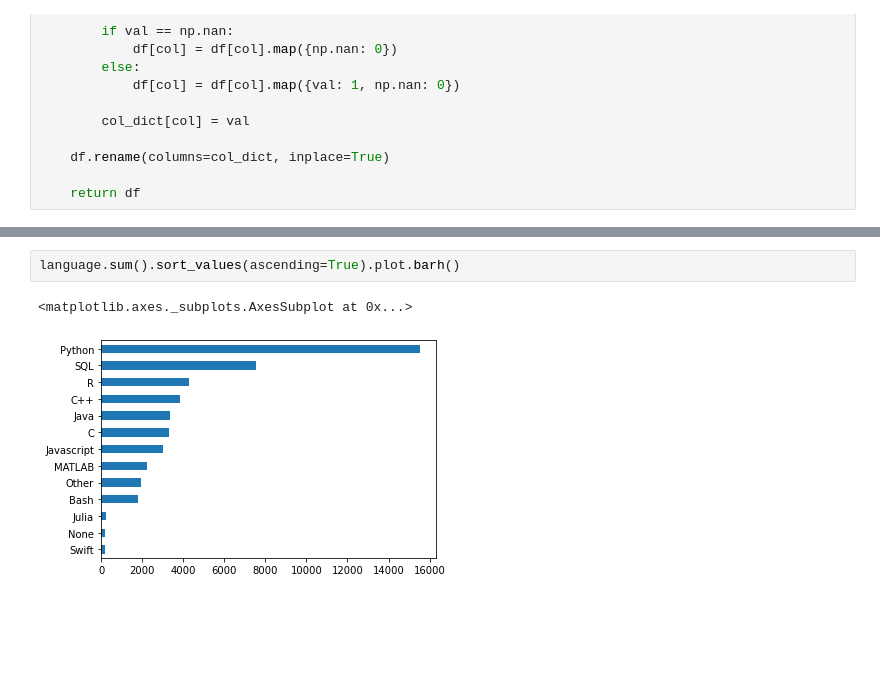
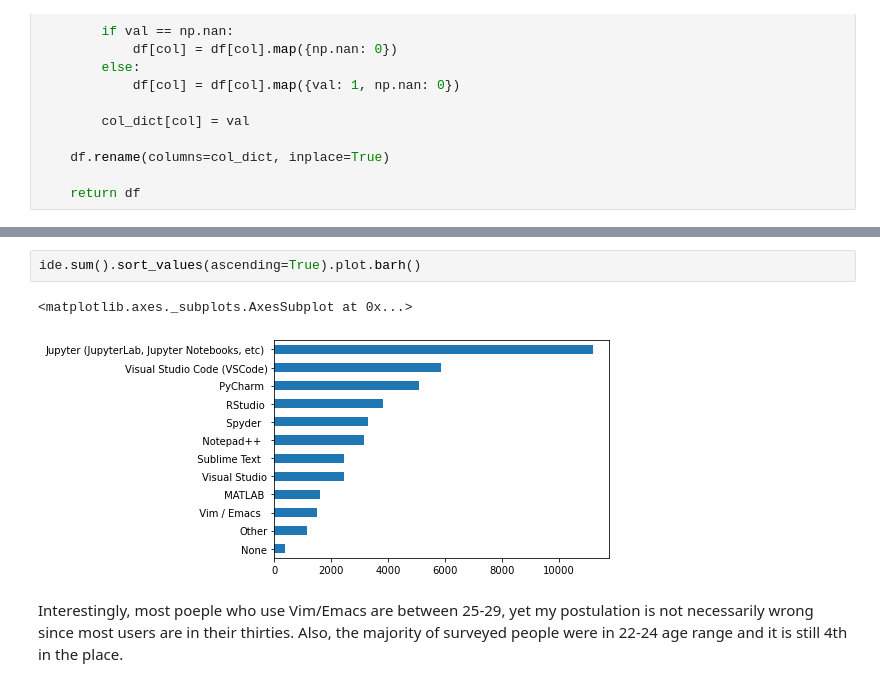
Before and after one commit to damoonsh/Kaggle-Survey, a Jupyter notebook: kaggle-ds-surveys.ipynb, the cells around one changed output, grey strips where cells are left out. Drawn from its saved outputs; the diff is of its cells as text; blank space fills up the shorter version.

```diff
--- a/kaggle-ds-surveys.ipynb
+++ b/kaggle-ds-surveys.ipynb
@@ -147,5 +281,7 @@ language.groupby(['C++']).sum()
 # %%
-language.sum().sort_values(ascending=True).plot.barh()
+ide.sum().sort_values(ascending=True).plot.barh()
 # %% [output]
 <matplotlib.axes._subplots.AxesSubplot at 0x...>
-[figure, old version]
+[figure, new version]
+# %% [markdown]
+Interestingly, most poeple who use Vim/Emacs are between 25-29, yet my postulation is not necessarily wrong since most users are in their thirties. Also, the majority of surveyed people were in 22-24 age range and it is still 4th in the place.
```
Also changed, not shown: parts of 41 cells of this notebook.
